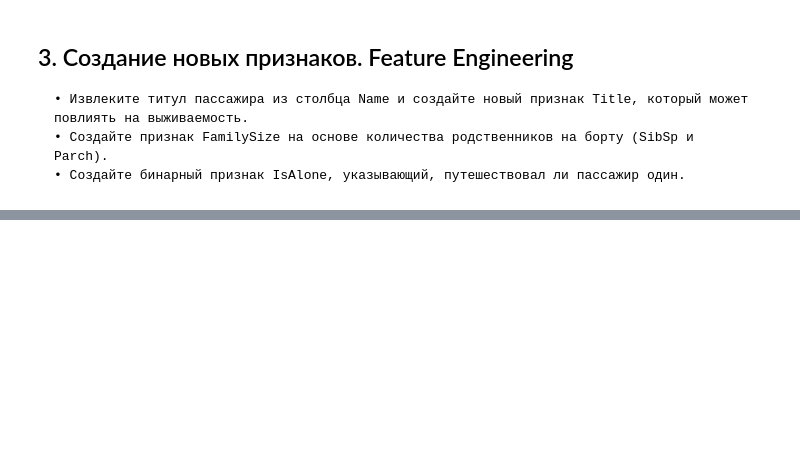
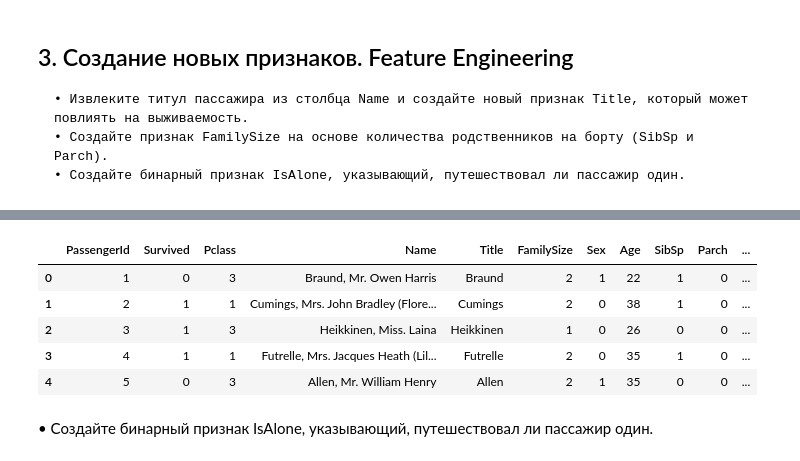
Before and after one commit to qurbonxojayev0755/titanic_project, a Jupyter notebook: lesson10.ipynb, the cells around one changed output, grey strips where cells are left out. Saved outputs shown, nothing was run; the diff lists cells and outputs as text; code cells hidden in the pictures; blank space fills up the shorter version.

```diff
--- a/lesson10.ipynb
+++ b/lesson10.ipynb
@@ -458,0 +455,26 @@ all_df.to_csv('./New_data//all_dataFrame.csv')
+# %%
+sizes = []
+def f_df_contractions (index_i):
+    result= all_df[(all_df.SibSp==all_df.iloc[index_i].SibSp)&(all_df.Parch==all_df.iloc[index_i].Parch)&(all_df.Title==all_df.iloc[index_i].Title)].Name.value_counts().sum()
+
+
+    return round(result)
+
+
+for i in range(all_df.shape[0]):
+   sizes.append(f_df_contractions(i))
+# %%
+FamilySize= pd.Series(sizes)
+# %%
+all_df.insert(5,'FamilySize',FamilySize)
+# %%
+all_df.head()
+# %% [output]
+|  | PassengerId | Survived | Pclass | Name | Title | FamilySize | Sex | Age | SibSp | Parch | ... |
+| 0 | 1 | 0 | 3 | Braund, Mr. Owen Harris | Braund | 2 | 1 | 22 | 1 | 0 | ... |
+| 1 | 2 | 1 | 1 | Cumings, Mrs. John Bradley (Flore... | Cumings | 2 | 0 | 38 | 1 | 0 | ... |
+| 2 | 3 | 1 | 3 | Heikkinen, Miss. Laina | Heikkinen | 1 | 0 | 26 | 0 | 0 | ... |
+| 3 | 4 | 1 | 1 | Futrelle, Mrs. Jacques Heath (Lil... | Futrelle | 2 | 0 | 35 | 1 | 0 | ... |
+| 4 | 5 | 0 | 3 | Allen, Mr. William Henry | Allen | 2 | 1 | 35 | 0 | 0 | ... |
+# %% [markdown]
+• Создайте бинарный признак IsAlone, указывающий, путешествовал ли пассажир один.
```
Also changed, not shown: parts of 26 cells of this notebook, 1 other file.
